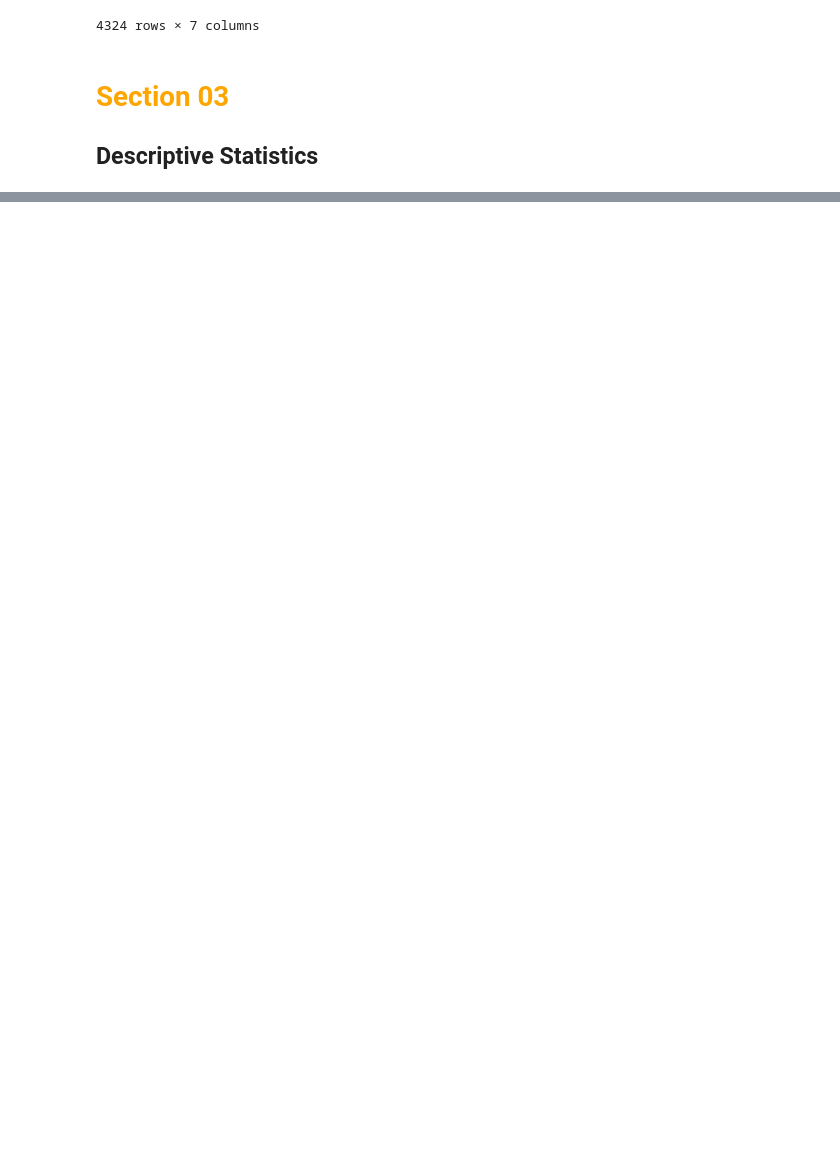
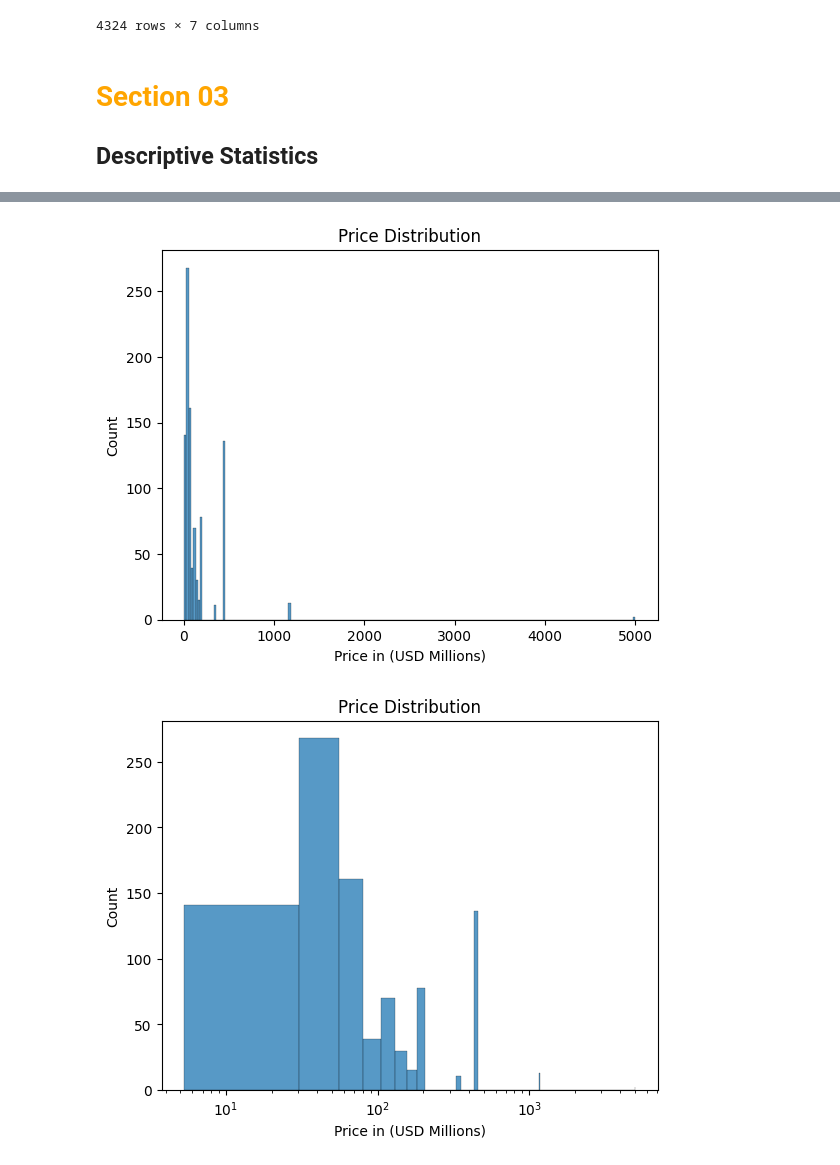
Before and after one commit to shubhenduanupamdutta/Portfolio_18_Analyse_Space_Race, a Jupyter notebook: Space_Race.ipynb, the cells around one changed output, grey strips where cells are left out. Saved outputs shown, nothing was run; the diff lists cells and outputs as text; code cells hidden in the pictures; blank space fills up the shorter version.

```diff
--- a/Space_Race.ipynb
+++ b/Space_Race.ipynb
@@ -125,0 +154,5 @@ df_data
+# %%
+# Convert columns into correct data types
+df_data['Date'] = pd.to_datetime(df_data['Date'])
+df_data['Price'] = df_data['Price'].str.replace(",", "").astype('float64')
+df_data.dtypes
@@ -125,0 +168,7 @@ df_data
+# %%
+df_data['Organisation'] = df_data['Organisation'].convert_dtypes()
+df_data["Location"] = df_data["Location"].convert_dtypes()
+df_data["Detail"] = df_data["Detail"].convert_dtypes()
+df_data["Rocket_Status"] = df_data["Rocket_Status"].convert_dtypes()
+df_data["Mission_Status"] = df_data["Mission_Status"].convert_dtypes()
+df_data.dtypes
@@ -125,0 +184,8 @@ df_data
+# %%
+# convert to categorical data if possible
+df_data['Organisation'] = df_data['Organisation'].astype('category')
+df_data['Location'] = df_data['Location'].astype('category')
+df_data['Detail'] = df_data['Detail'].astype('category')
+df_data['Rocket_Status'] = df_data['Rocket_Status'].astype('category')
+df_data['Mission_Status'] = df_data['Mission_Status'].astype('category')
+df_data.dtypes
@@ -125,0 +275,17 @@ df_data
+# %%
+price_distribution = df_data[df_data['Price'].isna() == False].Price
+# %%
+plt.figure()
+sns.histplot(price_distribution)
+plt.title('Price Distribution')
+plt.xlabel('Price in (USD Millions)')
+plt.show()
+plt.figure()
+sns.histplot(price_distribution)
+plt.title('Price Distribution')
+plt.xlabel('Price in (USD Millions)')
+plt.semilogx()
+plt.show()
+# %% [output]
+[figure, added]
+[figure, added]
```
Also changed, not shown: parts of 28 cells of this notebook.
